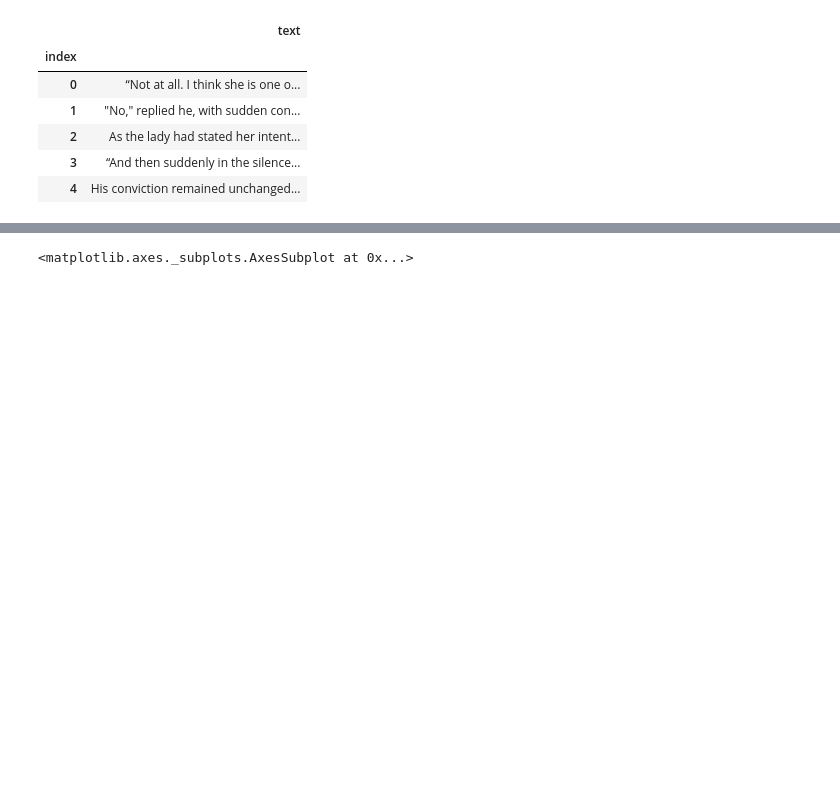
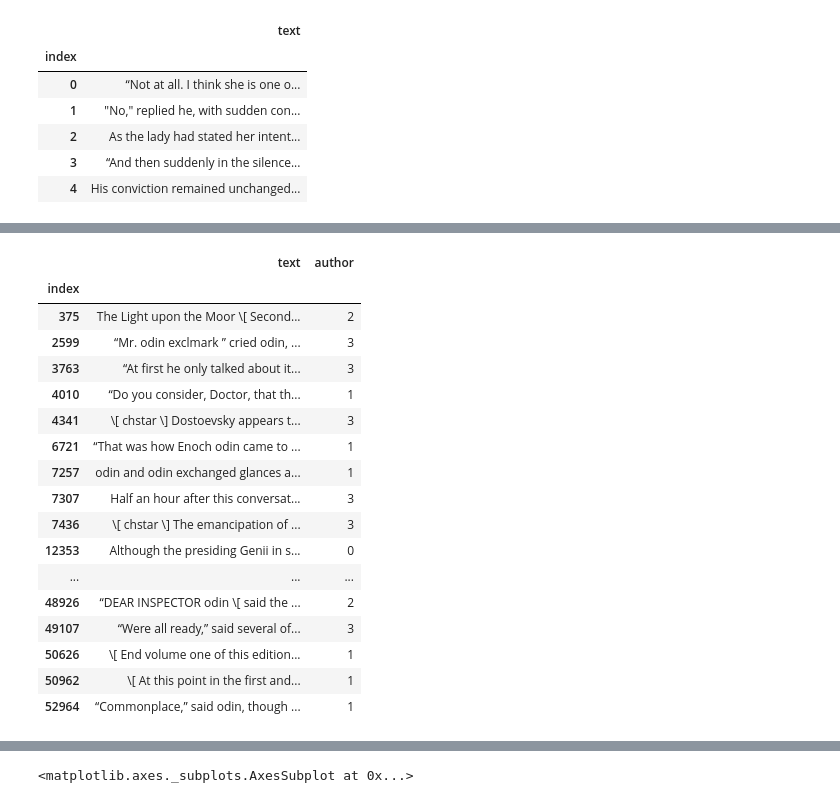
Before and after one commit to cksgnlcjswo/dku_dacon, a Jupyter notebook: 기말대회/cnn-emb .ipynb, the cells around one changed output, grey strips where cells are left out. Drawn from its saved outputs; the diff is of its cells as text; code cells hidden in the pictures; blank space fills up the shorter version.

```diff
--- a/기말대회/cnn-emb .ipynb
+++ b/기말대회/cnn-emb .ipynb
@@ -185,6 +179,27 @@ test['text']=test['text'].str.replace('\]', ' \] ')
 test['text']=test['text'].str.replace('—', '')
 test['text']=test['text'].str.replace('_', '')
 test['text']=test['text'].str.replace(':', '')
+# %%
+train[train['text'].str.contains(']')]
+# %% [output]
+|  | text | author |
+| index |  |  |
+| 375 | The Light upon the Moor \[ Second... | 2 |
+| 2599 | “Mr. odin exclmark ” cried odin, ... | 3 |
+| 3763 | “At first he only talked about it... | 3 |
+| 4010 | “Do you consider, Doctor, that th... | 1 |
+| 4341 | \[ chstar \] Dostoevsky appears t... | 3 |
+| 6721 | “That was how Enoch odin came to ... | 1 |
+| 7257 | odin and odin exchanged glances a... | 1 |
+| 7307 | Half an hour after this conversat... | 3 |
+| 7436 | \[ chstar \] The emancipation of ... | 3 |
+| 12353 | Although the presiding Genii in s... | 0 |
+| ... | ... | ... |
+| 48926 | “DEAR INSPECTOR odin \[ said the ... | 2 |
+| 49107 | “Were all ready,” said several of... | 3 |
+| 50626 | \[ End volume one of this edition... | 1 |
+| 50962 | \[ At this point in the first and... | 1 |
+| 52964 | “Commonplace,” said odin, though ... | 1 |
 # %%
 import nltk
 nltk.download('wordnet')
```
Also changed, not shown: parts of 9 cells of this notebook.
